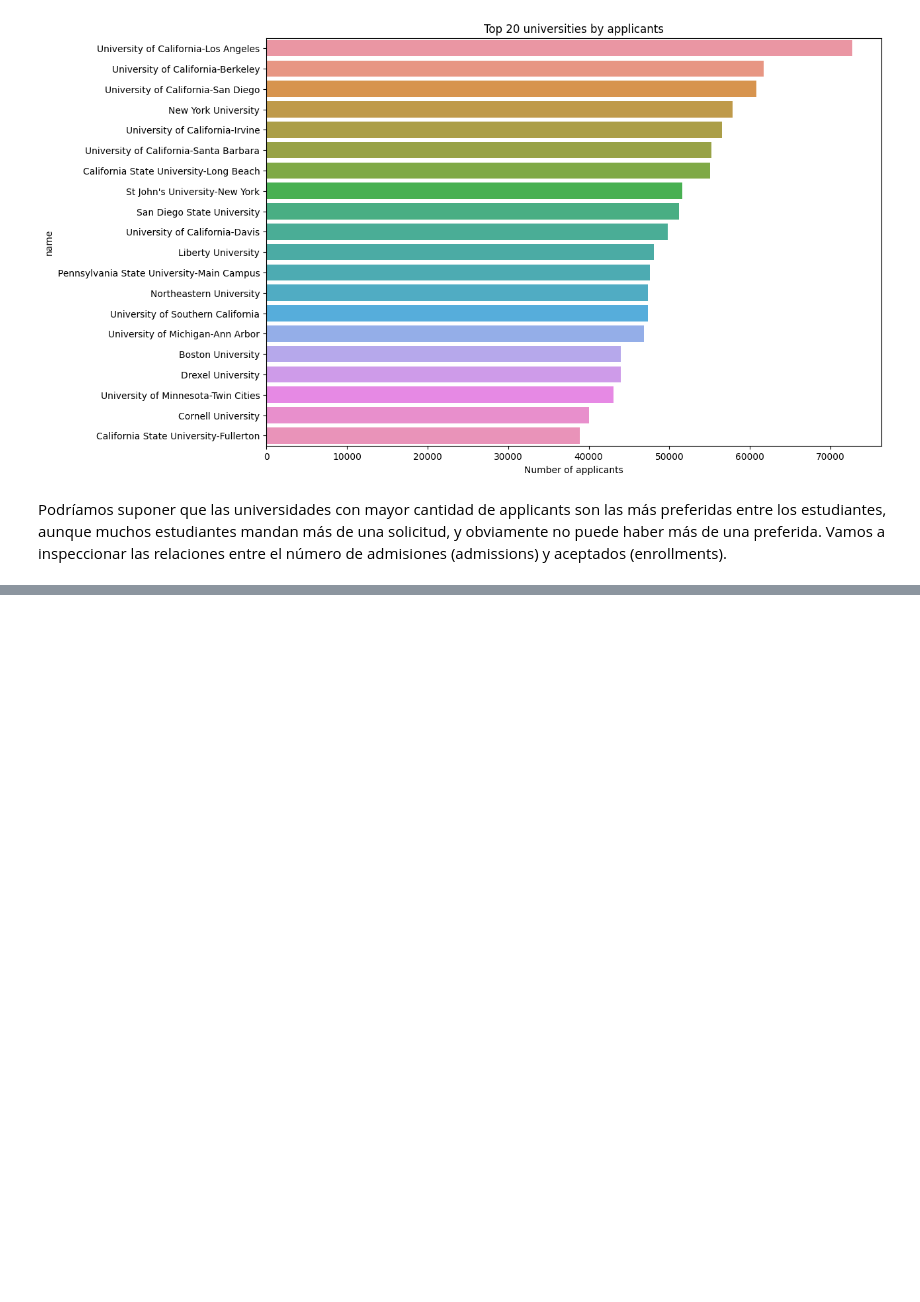
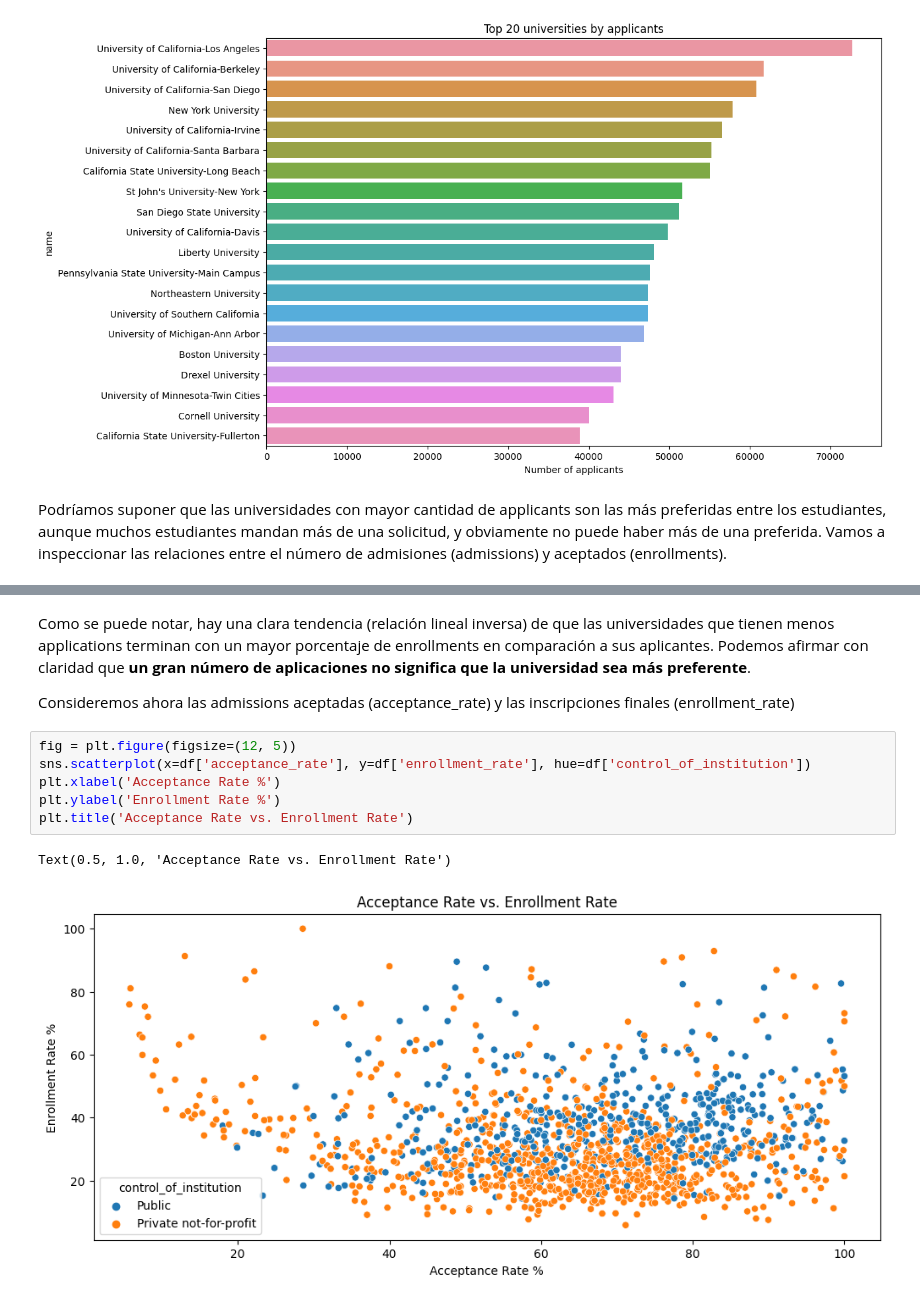
Before and after one commit to VegaNicolas/Exploratory-Data-Analysis---American-Universities-IPEDS-2013, a Jupyter notebook: American_Universities.ipynb, the cells around one changed output, grey strips where cells are left out. Cells and saved outputs as stored; diff of their text form; blank space fills up the shorter version.

```diff
--- a/American_Universities.ipynb
+++ b/American_Universities.ipynb
@@ -326,0 +389,13 @@ plt.tight_layout(pad=2)
+# %% [markdown]
+Como se puede notar, hay una clara tendencia (relación lineal inversa) de que las universidades que tienen menos applications terminan con un mayor porcentaje de enrollments en comparación a sus aplicantes. Podemos afirmar con claridad que **un gran número de aplicaciones no significa que la universidad sea más preferente**.
+
+Consideremos ahora las admissions aceptadas (acceptance_rate) y las inscripciones finales (enrollment_rate)
+# %%
+fig = plt.figure(figsize=(12, 5))
+sns.scatterplot(x=df['acceptance_rate'], y=df['enrollment_rate'], hue=df['control_of_institution'])
+plt.xlabel('Acceptance Rate %')
+plt.ylabel('Enrollment Rate %')
+plt.title('Acceptance Rate vs. Enrollment Rate')
+# %% [output]
+Text(0.5, 1.0, 'Acceptance Rate vs. Enrollment Rate')
+[figure, added]
```
Also changed, not shown: parts of 8 cells of this notebook.
